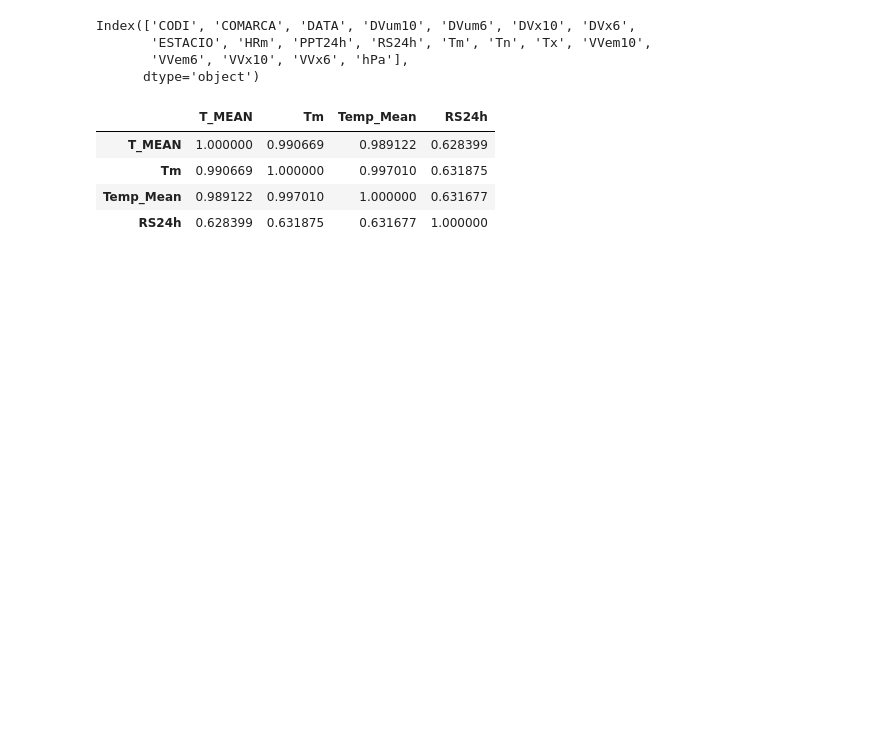
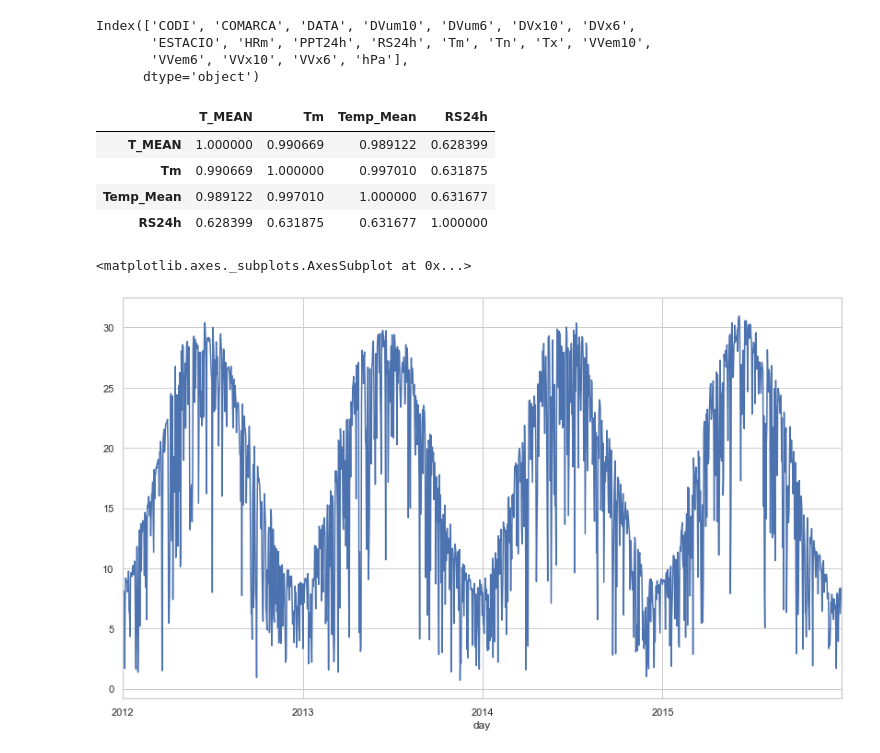
Before and after one commit to BielStela/climate_challenge, a Jupyter notebook: compare_reals_vs_stations.ipynb, the cells around one changed output. Saved outputs shown, nothing was run; the diff lists cells and outputs as text; code cells hidden in the pictures; blank space fills up the shorter version.

```diff
--- a/compare_reals_vs_stations.ipynb
+++ b/compare_reals_vs_stations.ipynb
@@ -151,3 +151,8 @@ df_all.corr()
 | Tm | 0.990669 | 1.000000 | 0.997010 | 0.631875 |
 | Temp_Mean | 0.989122 | 0.997010 | 1.000000 | 0.631677 |
 | RS24h | 0.628399 | 0.631875 | 0.631677 | 1.000000 |
+# %%
+df_all.RS24h.plot()
+# %% [output]
+<matplotlib.axes._subplots.AxesSubplot at 0x...>
+[figure, added]
```
Also changed, not shown: parts of 8 cells of this notebook.
